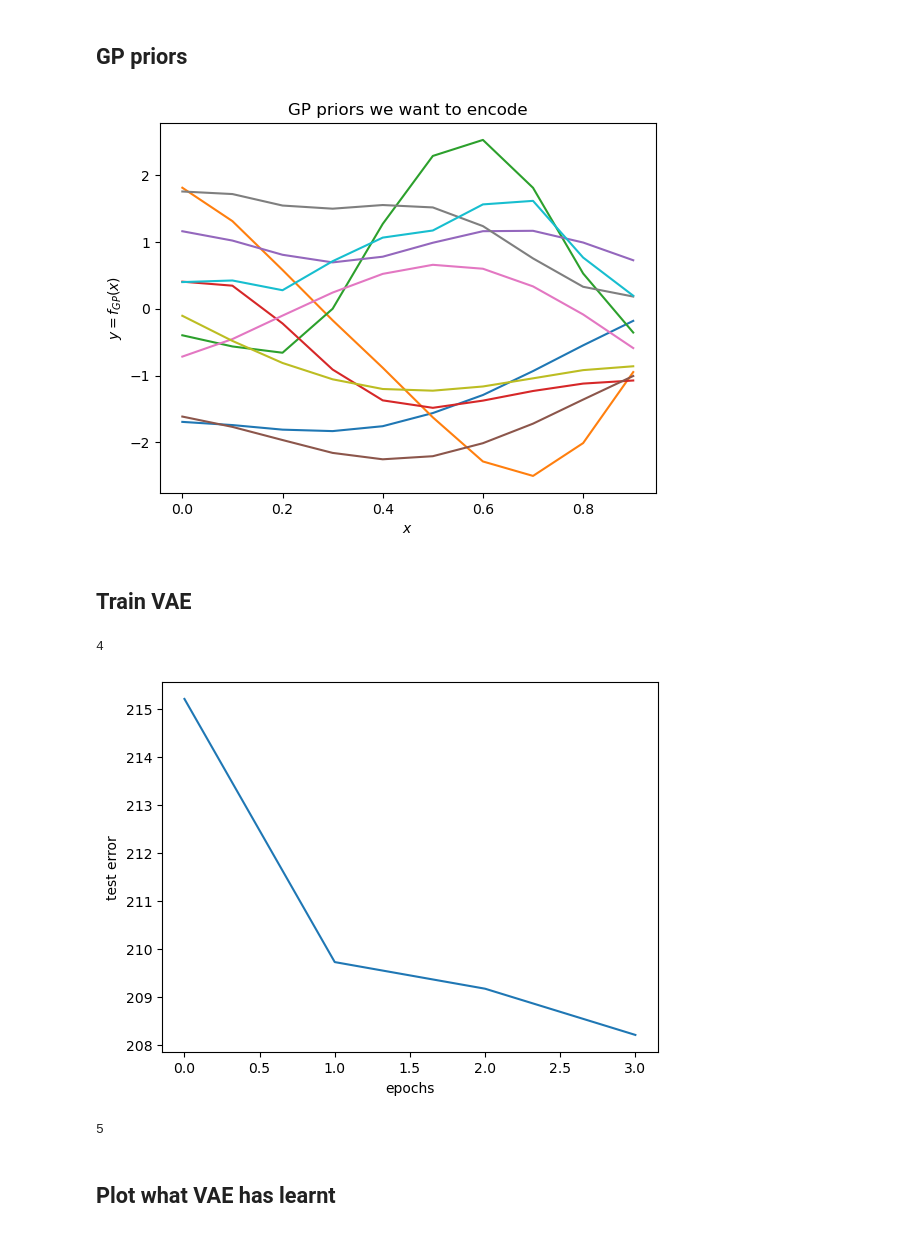
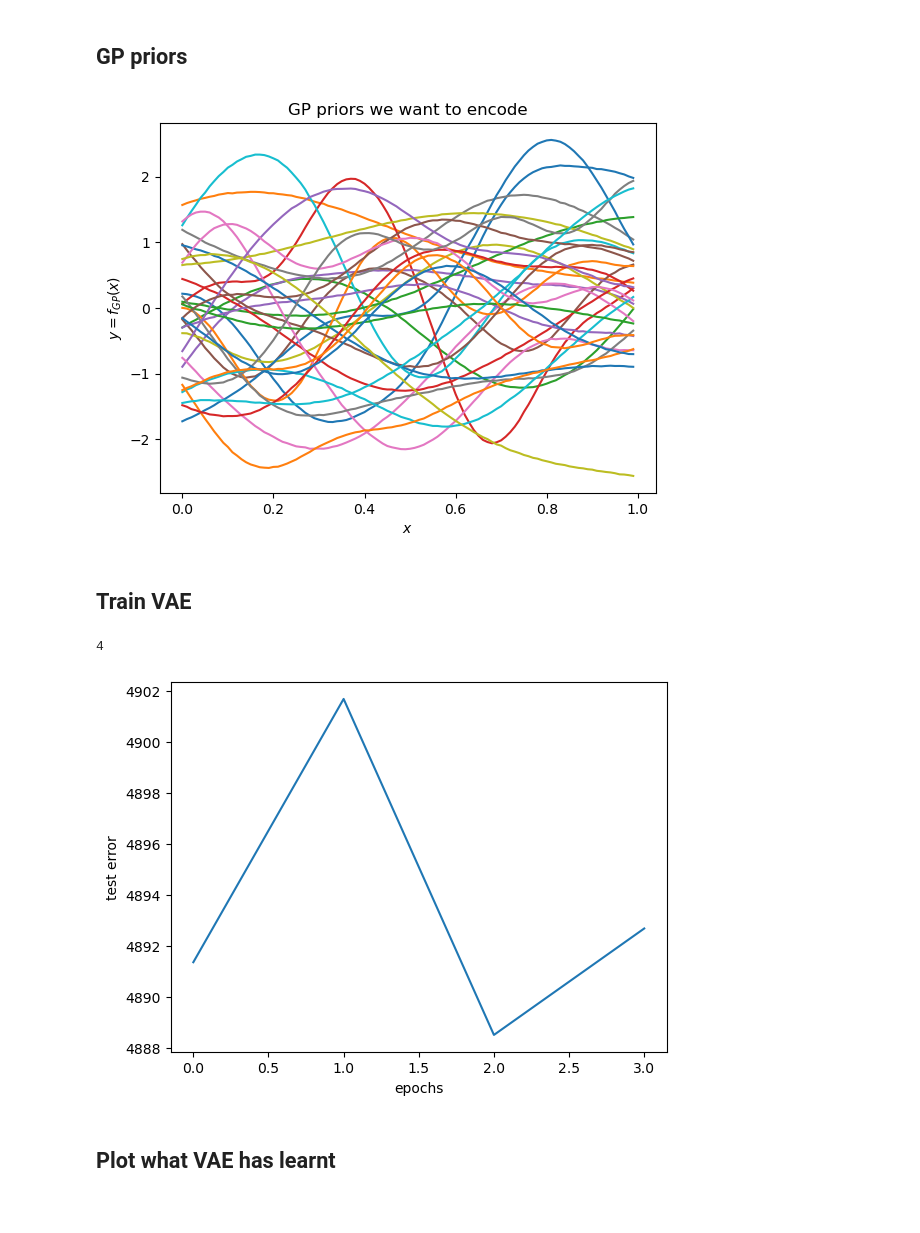
Before and after one commit to mtcairneyleeming/slurm-template, a Jupyter notebook: visualise.ipynb, the cells around one changed output. Cells and saved outputs as stored; diff of their text form; code cells hidden in the pictures.

```diff
--- a/visualise.ipynb
+++ b/visualise.ipynb
@@ -37,10 +37,10 @@ from train import dist_euclid, exp_sq_kernel, GP
 from train import vae_decoder
 # %%
 # Set current JOB id here
-slurm_id = 1184653
+slurm_id = 1406548
 
 # get specifically the arguments used for training (this is somewhat messy, but it does ensure that exactly the correct arguments are imported)
-spec = importlib.util.spec_from_file_location("config", "{}/output/config.py".format(slurm_id))
+spec = importlib.util.spec_from_file_location("config", "outputs/{}/output/config.py".format(slurm_id))
 config_module = importlib.util.module_from_spec(spec)
 sys.modules["config"] = config_module
 spec.loader.exec_module(config_module)
@@ -60,25 +60,25 @@ def plot_draws(draws, ttl="Priors we want to encode", ylbl='$y=f_{GP}(x)$'):
 # %%
 
 
 # create grid and draw priors
 x = jnp.arange(0, 1, 1/args["n"])
 rng_key, rng_key_predict = random.split(random.PRNGKey(4))
 
 
 gp_predictive = Predictive(GP, num_samples=args["batch_size"])
-gp_draws = gp_predictive(rng_key_predict, x=x, gp_kernel = args["gp_kernel"], jitter=1e-5)['y']
+gp_draws = gp_predictive(rng_key_predict, x=x, gp_kernel = kernels[args["gp_kernel"]], jitter=1e-5)['y']
 plot_draws(gp_draws, ttl='GP priors we want to encode')
 
 #n = args["n"]
 #plt.rcParams['figure.dpi'] = 300
 #plt.rcParams['savefig.dpi'] = 300
 #plt.savefig('res/1d_n{}_GP_priors.pdf'.format(n))
 # %% [output]
-[figure, old version]
+[figure, new version]
 # %% [markdown]
 ## Train VAE
 # %%
-test_loss_list = pickle.load(Path(slurm_id, "output/test_loss_list").read_bytes())
+test_loss_list = pickle.loads(Path("outputs", str(slurm_id), "output/test_loss_list").read_bytes())
 print(len(test_loss_list))
 plt.figure()
 plt.plot(np.arange(len(test_loss_list)), test_loss_list, label="test loss")
@@ -87,13 +87,11 @@ plt.ylabel("test error")
 plt.show()
 # %% [output]
 4
-[figure, old version]
+[figure, new version]
 # %%
 # Load decoder parameters
-decoder_params = pickle.load(Path(slurm_id, "output/decoder_1d_n400").read_bytes())
+decoder_params = pickle.loads(Path("outputs", str(slurm_id), "output/decoder_1d_n400").read_bytes())
 args["decoder_params"] = decoder_params
-# %% [output]
-5
 # %% [markdown]
 ## Plot what VAE has learnt
 # %%
```
Also changed, not shown: parts of 6 cells of this notebook, 7 other files.
